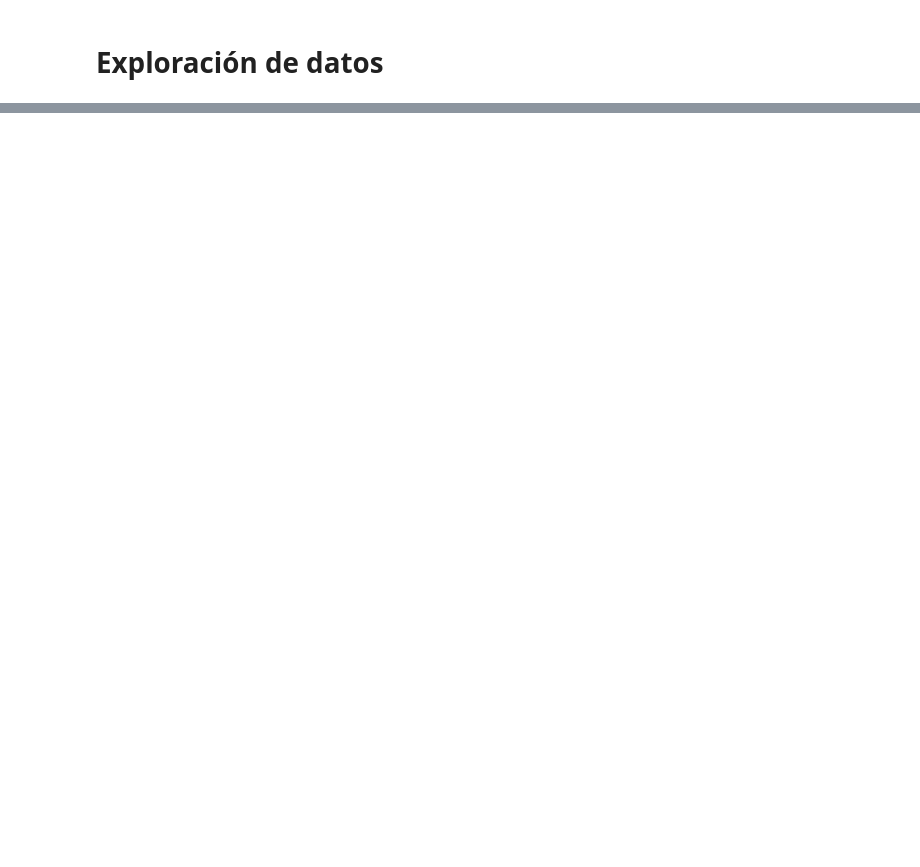
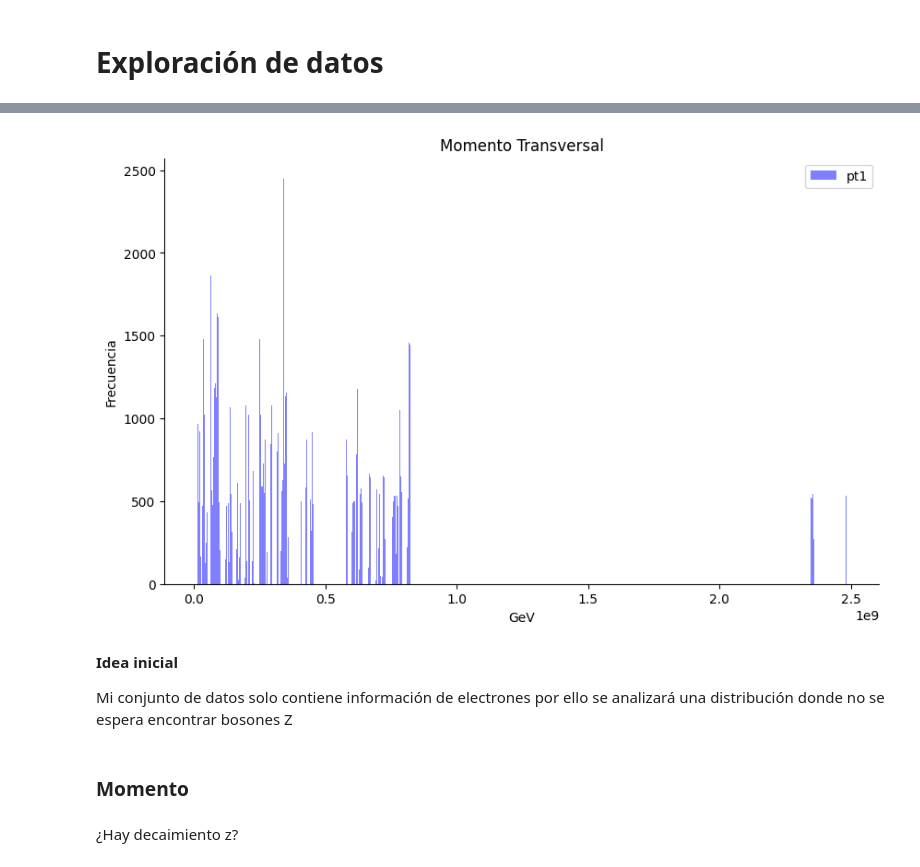
Before and after one commit to ProgramasParaFisicaDeParticulas/blindsampleanalysiswithcsv4-Jorge-1501, a Jupyter notebook: Exploracion.ipynb, the cells around one changed output, grey strips where cells are left out. Cells and saved outputs as stored; diff of their text form; code cells hidden in the pictures; blank space fills up the shorter version.

Commit message:
Visualización inicial

```diff
--- a/Exploracion.ipynb
+++ b/Exploracion.ipynb
@@ -55,0 +73,3 @@ fatal: could not read Username for 'https://github.com': No such device or addre
+# %%
+# Extraemos el csv
+particles = pd.read_csv('Sample4.csv',delimiter=',')
@@ -55,0 +183,15 @@ fatal: could not read Username for 'https://github.com': No such device or addre
+# %%
+# Identificamos filas con el mismo valor en "Event"
+duplicates = particles['Event'].duplicated(keep=False)
+
+# Creamos una columna para marcar los duplicados
+particles['is_duplicate'] = duplicates
+
+# Clasificamos y marcamos filas del mismo evento
+particles['duplicate_group'] = particles.groupby('Event').ngroup()
+
+# Contamos los duplicados dentro de cada grupo
+particles['duplicate_count'] = particles.groupby('Event').cumcount() + 1
+
+# Filas que tienen duplicados en "Event"
+duplicated_events = particles[particles['is_duplicate']]
@@ -55,0 +208,29 @@ fatal: could not read Username for 'https://github.com': No such device or addre
+# %%
+# Creación de una figura y ejes para los histogramas
+fig, ax = plt.subplots(figsize=(10, 6))
+
+# Gráfica los histogramas
+ax.hist(particles['Event'], bins=1000, alpha=0.5, label='pt1', color="Blue")
+plt.gca().spines[['top', 'right',]].set_visible(False)
+
+# Título y etiquetas
+ax.set_title('Momento Transversal')
+ax.set_xlabel('GeV')
+ax.set_ylabel('Frecuencia')
+
+#plt.xlim(-1,3)
+
+ax.legend()
+
+# Mostrar la gráfica
+plt.show()
+# %% [output]
+[figure, added]
+# %% [markdown]
+<b>Idea inicial</b>
+
+Mi conjunto de datos solo contiene información de electrones por ello se analizará una distribución donde no se espera encontrar bosones Z
+# %% [markdown]
+### Momento
+# %% [markdown]
+¿Hay decaimiento z?
```
Also changed, not shown: parts of 33 cells of this notebook.
